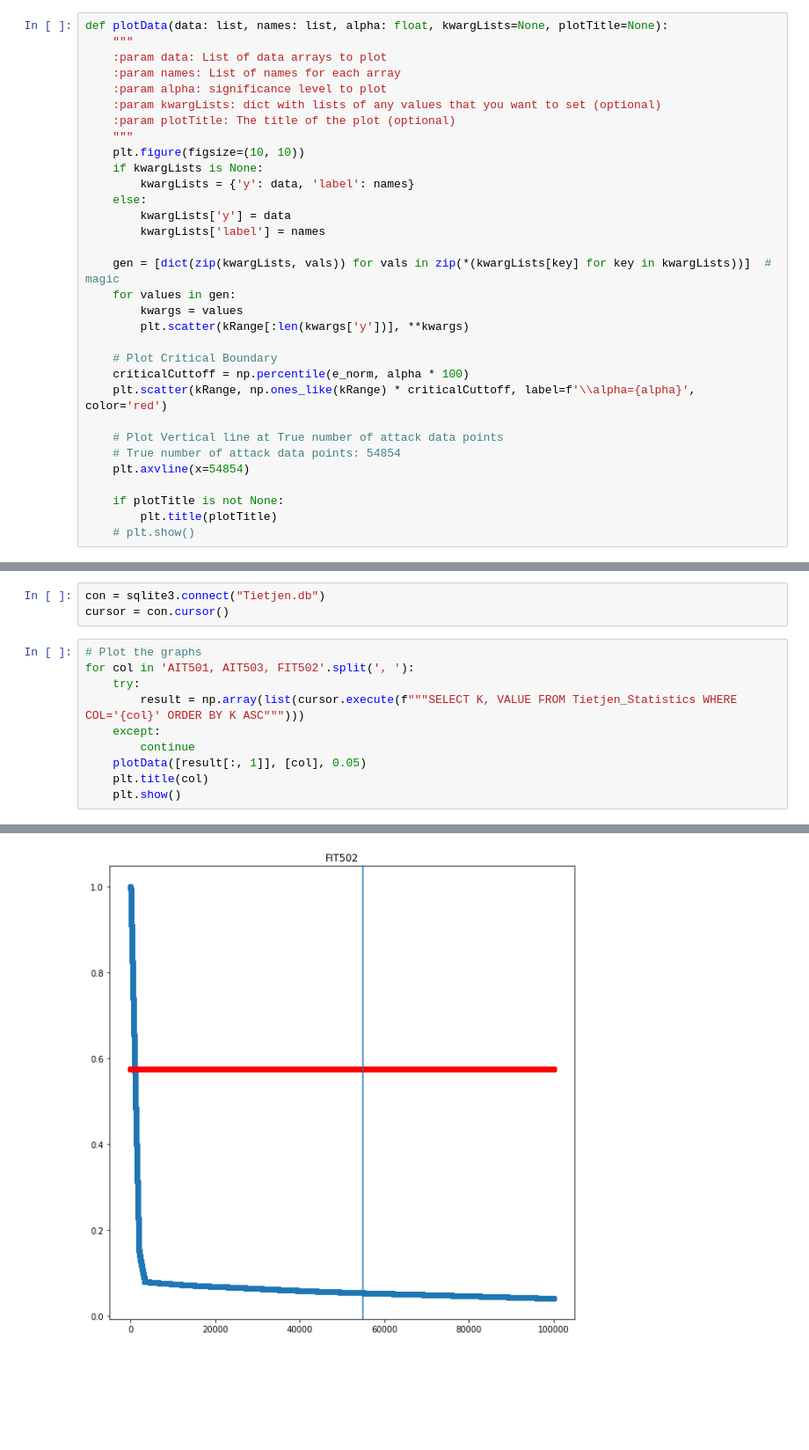
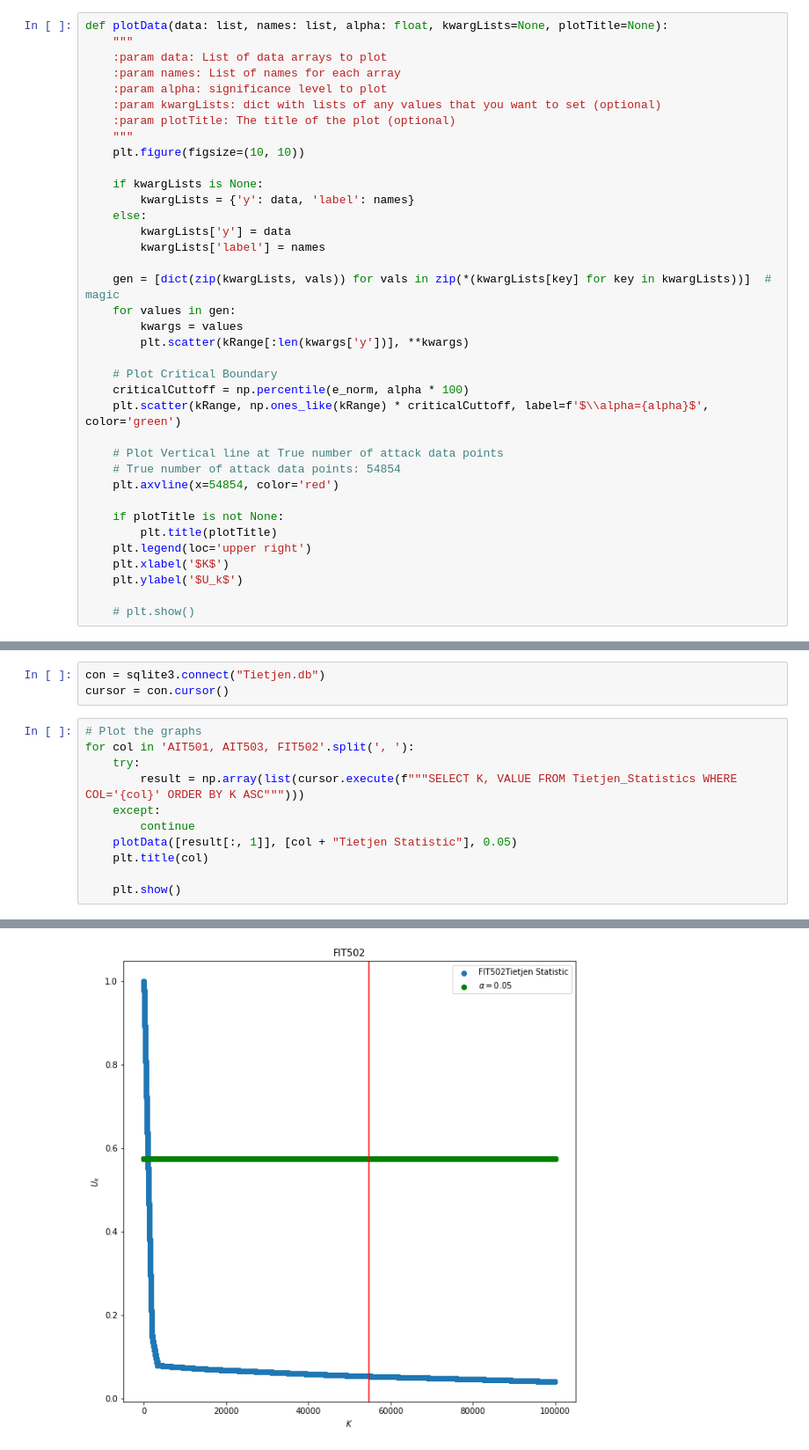
Before and after one commit to mattlaued/Anomaly-Detection-for-Cyber-Physical-Systems, a Jupyter notebook: Code/Hypothesis_Testing/Summary.ipynb, the cells around one changed output, grey strips where cells are left out. Shown at 88% size. Drawn from its saved outputs; the diff is of its cells as text; blank space fills up the shorter version.

Commit message:
Added legend to graphs

```diff
--- a/Code/Hypothesis_Testing/Summary.ipynb
+++ b/Code/Hypothesis_Testing/Summary.ipynb
@@ -52,6 +55,7 @@ def plotData(data: list, names: list, alpha: float, kwargLists=None, plotTitle=N
     :param plotTitle: The title of the plot (optional)
     """
     plt.figure(figsize=(10, 10))
+
     if kwargLists is None:
         kwargLists = {'y': data, 'label': names}
     else:
@@ -65,12 +69,16 @@ def plotData(data: list, names: list, alpha: float, kwargLists=None, plotTitle=N
 
     # Plot Critical Boundary
     criticalCuttoff = np.percentile(e_norm, alpha * 100)
-    plt.scatter(kRange, np.ones_like(kRange) * criticalCuttoff, label=f'\\alpha={alpha}', color='red')
+    plt.scatter(kRange, np.ones_like(kRange) * criticalCuttoff, label=f'$\\alpha={alpha}$', color='green')
 
     # Plot Vertical line at True number of attack data points
     # True number of attack data points: 54854
-    plt.axvline(x=54854)
+    plt.axvline(x=54854, color='red')
 
     if plotTitle is not None:
         plt.title(plotTitle)
+    plt.legend(loc='upper right')
+    plt.xlabel('$K$')
+    plt.ylabel('$U_k$')
+
     # plt.show()
@@ -91,7 +98,8 @@ for col in 'AIT501, AIT503, FIT502'.split(', '):
         result = np.array(list(cursor.execute(f"""SELECT K, VALUE FROM Tietjen_Statistics WHERE COL='{col}' ORDER BY K ASC""")))
     except:
         continue
-    plotData([result[:, 1]], [col], 0.05)
+    plotData([result[:, 1]], [col + "Tietjen Statistic"], 0.05)
     plt.title(col)
+
     plt.show()
 # %% [output]
@@ -100 +108 @@ for col in 'AIT501, AIT503, FIT502'.split(', '):
-[figure, old version]
+[figure, new version]
```
Also changed, not shown: parts of 5 cells of this notebook.
